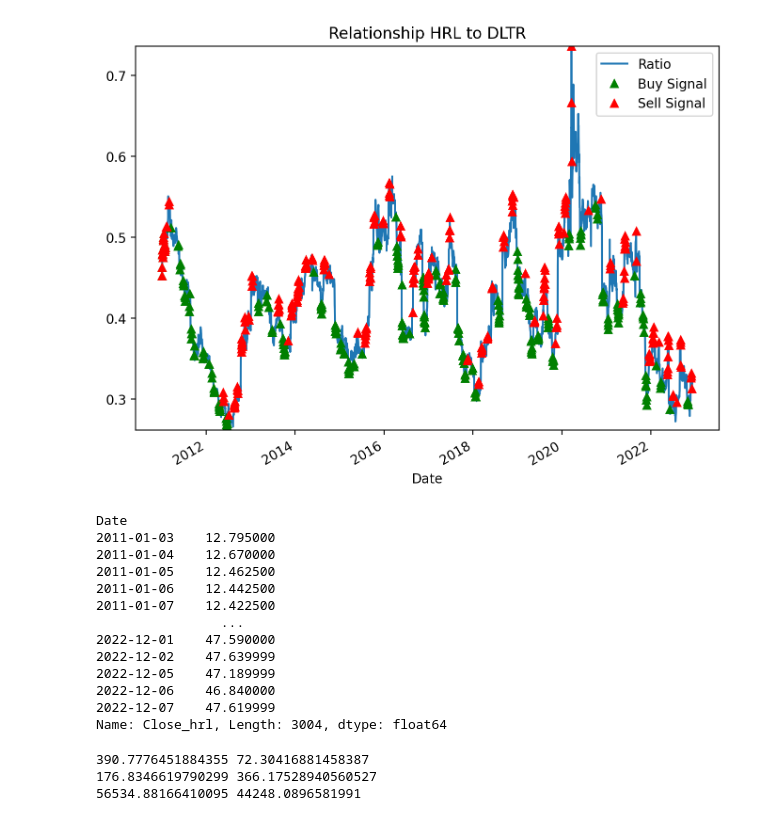
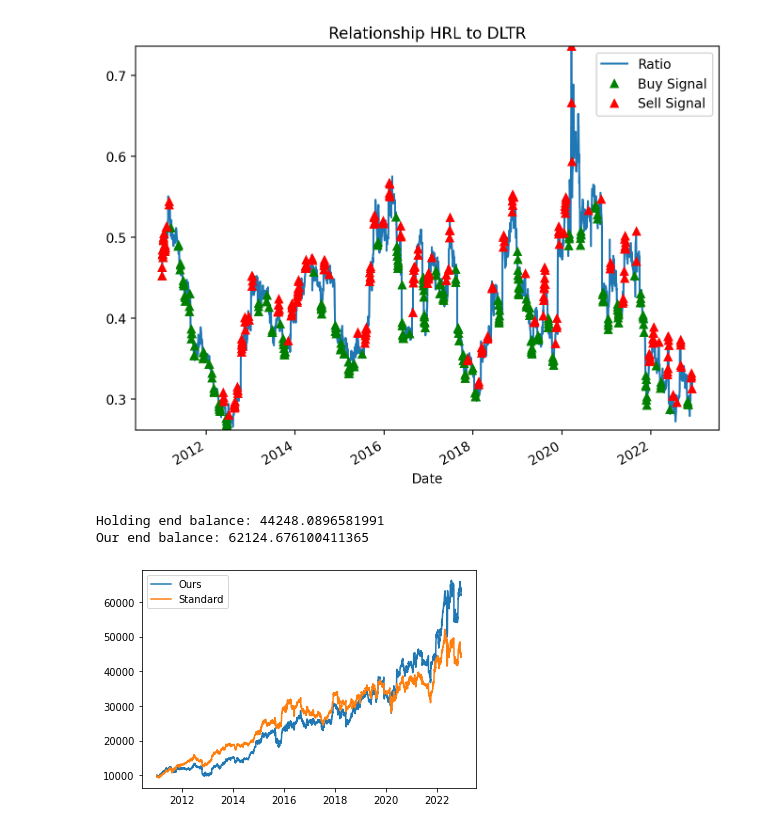
Before and after one commit to dev-matthew/stat198-final, a Jupyter notebook: Stat198.ipynb, the cells around one changed output. Cells and saved outputs as stored; diff of their text form; code cells hidden in the pictures.

```diff
--- a/Stat198.ipynb
+++ b/Stat198.ipynb
@@ -131,10 +120,10 @@ plt.show()
 # %%
 plt.figure(figsize=(8, 6), dpi=200)
 ratio.plot()
-ratios_mavg5 = ratio.rolling(window=5, center=False).mean()
-ratios_mavg20 = ratio.rolling(window=20, center=False).mean()
+mavg5 = ratio.rolling(window=5, center=False).mean()
+mavg20 = ratio.rolling(window=20, center=False).mean()
 std_20 = ratio.rolling(window=20, center=False).std()
-zscore_20_5 = (ratios_mavg5 - ratios_mavg20)/std_20
+zscore_20_5 = (mavg5 - mavg20)/std_20
 buy = ratio.copy()
 sell = ratio.copy()
 buy[zscore_20_5>-1.25] = 0
@@ -148,60 +137,50 @@ plt.title('Relationship HRL to DLTR')
 plt.show()
 # %% [output]
 [figure]
-# %%
-hrl
-# %% [output]
-Date
-2011-01-03    12.795000
-2011-01-04    12.670000
-2011-01-05    12.462500
-2011-01-06    12.442500
-2011-01-07    12.422500
-                ...
-2022-12-01    47.590000
-2022-12-02    47.639999
-2022-12-05    47.189999
-2022-12-06    46.840000
-2022-12-07    47.619999
-Name: Close_hrl, Length: 3004, dtype: float64
 # %%
 starting_balance = 10_000
 
 initial_stock_a_quantity = starting_balance // 2 / hrl[0]
 initial_stock_b_quantity = starting_balance // 2 / dltr[0]
 
 stock_a_quantity =  initial_stock_a_quantity
 stock_b_quantity = initial_stock_b_quantity
 
-sell_percentage = 0.5
+sell_percentage = 0.25
+
+our_balances = []
+typical_balances = []
 
 for i in range(len(ratio)):
     if buy[i]:
         # buy stock a, sell stock b
         sell_b_quantity = stock_b_quantity * sell_percentage
         sell_b_balance = sell_b_quantity * dltr[i]
         stock_b_quantity -= sell_b_quantity
 
         buy_a_quantity = sell_b_balance / hrl[i]
         stock_a_quantity += buy_a_quantity
 
     elif sell[i]:
         # sell stock a, buy stock b
         sell_a_quantity = stock_a_quantity * sell_percentage
         sell_a_balance = sell_a_quantity * hrl[i]
         stock_a_quantity -= sell_a_quantity
 
         buy_b_quantity = sell_a_balance / dltr[i]
         stock_b_quantity += buy_b_quantity
 
-print(initial_stock_a_quantity, stock_a_quantity)
-print(initial_stock_b_quantity, stock_b_quantity)
+    our_balances.append(hrl[i] * stock_a_quantity + dltr[i] * stock_b_quantity)
+    typical_balances.append(hrl[i] * initial_stock_a_quantity + dltr[i] * initial_stock_b_quantity)
 
-final_balance = hrl[len(ratio) - 1] * stock_a_quantity + dltr[len(ratio) - 1] * stock_b_quantity
-balance_without_trading = hrl[len(ratio) - 1] * initial_stock_a_quantity + dltr[len(ratio) - 1] * initial_stock_b_quantity
+print("Holding end balance:", typical_balances[len(typical_balances) - 1])
+print("Our end balance:", our_balances[len(our_balances) - 1])
 
-print(final_balance, balance_without_trading)
+plt.plot(data.index, our_balances, label="Ours")
+plt.plot(data.index, typical_balances, label="Standard")
+plt.legend()
+plt.show()
 # %% [output]
-390.7776451884355 72.30416881458387
-176.8346619790299 366.17528940560527
-56534.88166410095 44248.0896581991
+Holding end balance: 44248.0896581991
+Our end balance: 62124.676100411365
+[figure, added]
```
Also changed, not shown: parts of 3 cells of this notebook.
